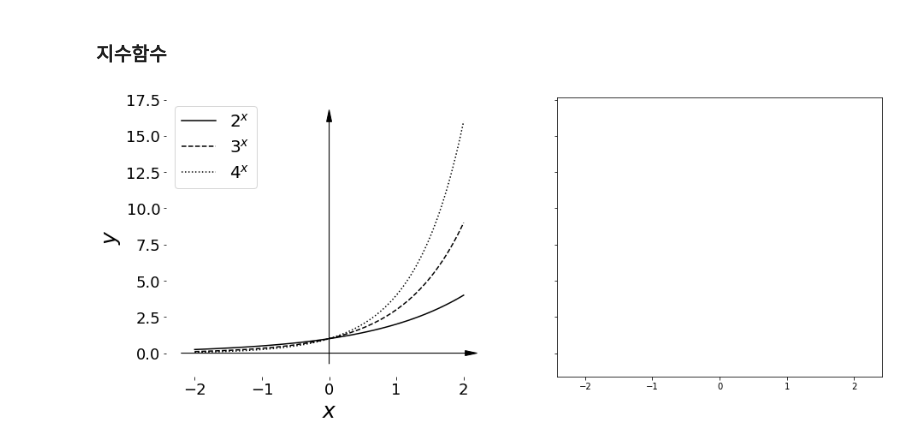
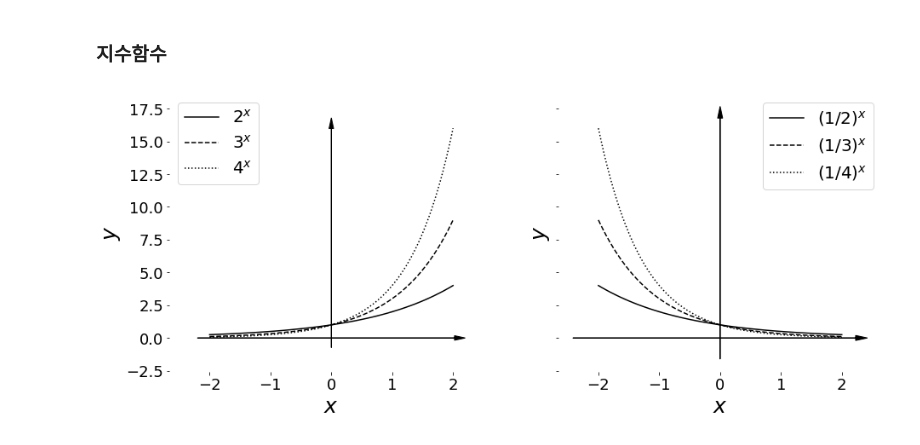
Before and after one commit to chw8207/math_basic, a Jupyter notebook: 함수.ipynb, the cells around one changed output. Saved outputs shown, nothing was run; the diff lists cells and outputs as text; code cells hidden in the pictures.

```diff
--- a/함수.ipynb
+++ b/함수.ipynb
@@ -76,28 +76,44 @@ plt.show()
 # %%
 # 지수함수 그래프 그리기
 import matplotlib.pyplot as plt
 import numpy as np
 
 fig, (ax1,ax2) = plt.subplots(1,2, sharex=True, sharey=True)
 fig.set_size_inches((15,6))
 
 ax1.xaxis.set_tick_params(labelsize=18)
 ax1.yaxis.set_tick_params(labelsize=18)
 
 X = np.linspace(-2,2,100)
 a1, a2, a3 = 2, 3, 4
 y1, y2, y3 = a1**X, a2**X, a3**X
 
 ax1.plot(X, y1, color='k', label = r"$2^x$")
 ax1.plot(X, y2, '--', color='k', label = r"$3^x$")
 ax1.plot(X, y3, ':', color='k', label = r"$4^x$")
 
 ax1.set_xlabel('$x$', fontsize=25)
 ax1.set_ylabel('$y$', fontsize=25)
 ax1.legend(fontsize=20)
 
+ax2.xaxis.set_tick_params(labelsize=18)
+ax2.yaxis.set_tick_params(labelsize=18)
+
+X = np.linspace(-2,2,100)
+a1, a2, a3 = 1/2, 1/3, 1/4
+y1, y2, y3 = a1**X, a2**X, a3**X
+
+ax2.plot(X, y1, color='k', label = r"$(1/2)^x$")
+ax2.plot(X, y2, '--', color='k', label = r"$(1/3)^x$")
+ax2.plot(X, y3, ':', color='k', label = r"$(1/4)^x$")
+
+ax2.set_xlabel('$x$', fontsize=25)
+ax2.set_ylabel('$y$', fontsize=25)
+ax2.legend(fontsize=20)
+
 arrowed_spines(fig, ax1)
+arrowed_spines(fig, ax2)
 
 plt.show()
 # %% [output]
-[figure, old version]
+[figure, new version]
```
